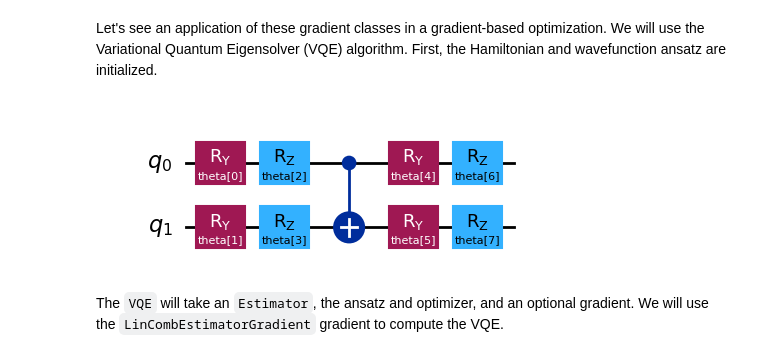
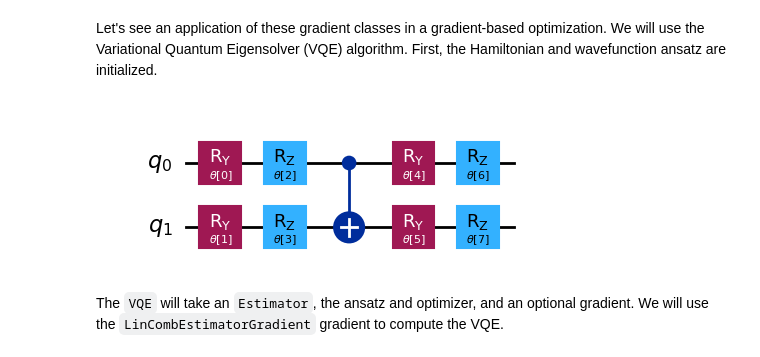
Before and after one commit to qiskit-community/qiskit-algorithms, a Jupyter notebook: docs/tutorials/12_gradients_framework.ipynb, the cells around one changed output. Drawn from its saved outputs; the diff is of its cells as text; code cells hidden in the pictures.

```diff
--- a/docs/tutorials/12_gradients_framework.ipynb
+++ b/docs/tutorials/12_gradients_framework.ipynb
@@ -260,31 +260,31 @@ Let's see an application of these gradient classes in a gradient-based optimizat
 # %%
 from qiskit.circuit import ParameterVector
 
 # Instantiate the system Hamiltonian
 h2_hamiltonian = SparsePauliOp.from_list(
     [("II", -1.05), ("IZ", 0.39), ("ZI", -0.39), ("ZZ", -0.01)]
 )
 
 # This is the target energy
 h2_energy = -1.85727503
 
 # Define the Ansatz
 wavefunction = QuantumCircuit(2)
-params = ParameterVector("theta", length=8)
+params = ParameterVector(r"$\theta$", length=8)
 it = iter(params)
 wavefunction.ry(next(it), 0)
 wavefunction.ry(next(it), 1)
 wavefunction.rz(next(it), 0)
 wavefunction.rz(next(it), 1)
 wavefunction.cx(0, 1)
 wavefunction.ry(next(it), 0)
 wavefunction.ry(next(it), 1)
 wavefunction.rz(next(it), 0)
 wavefunction.rz(next(it), 1)
 
 wavefunction.draw("mpl")
 # %% [output]
-[figure, old version]
+[figure, new version]
 # %%
 # Make circuit copies for different VQEs
 wavefunction_1 = wavefunction.copy()
```
Also changed, not shown: parts of 3 cells of this notebook, 5 other files.
